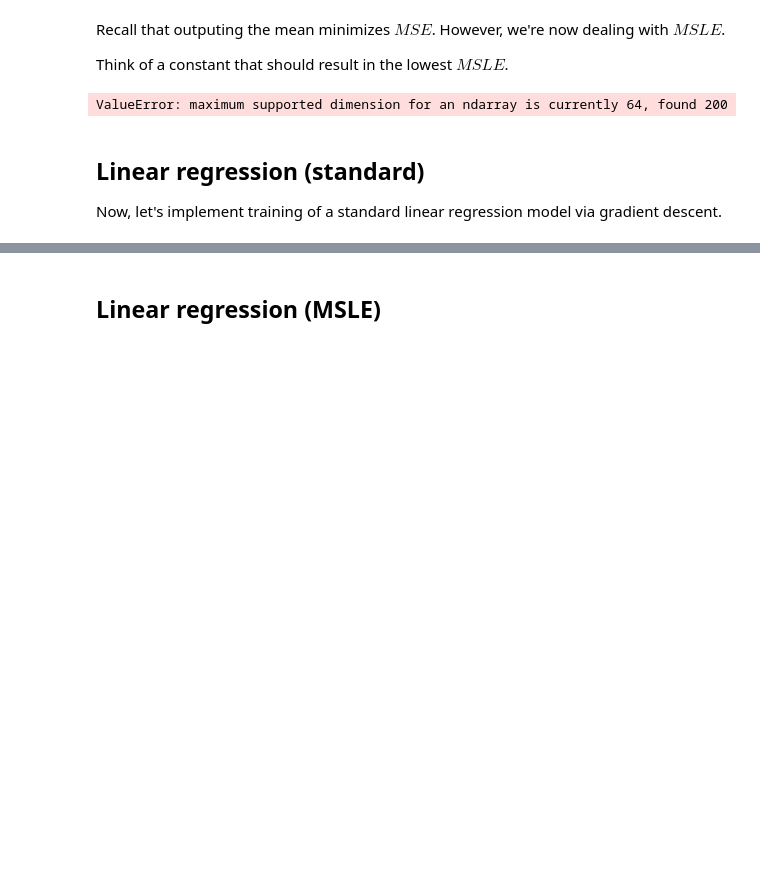
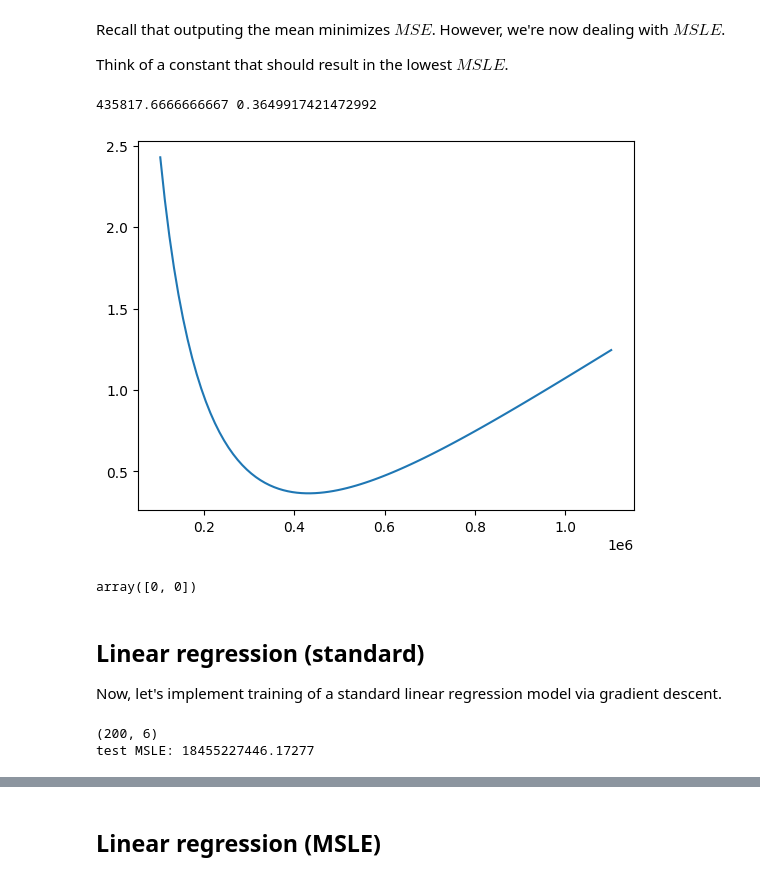
Before and after one commit to piotrbar250/DNN-MIMUW-2025, a Jupyter notebook: docs/DNN-Lab-1-MSLE-student-version.ipynb, the cells around one changed output, grey strips where cells are left out. Cells and saved outputs as stored; diff of their text form; code cells hidden in the pictures; blank space fills up the shorter version.

```diff
--- a/docs/DNN-Lab-1-MSLE-student-version.ipynb
+++ b/docs/DNN-Lab-1-MSLE-student-version.ipynb
@@ -197,39 +184,77 @@ Think of a constant that should result in the lowest $MSLE$.
 # %%
 #############################################
 # TODO: Find this constant and compute msle #
 #############################################
 
 #find c such that msle(y_train, c)
 #msle(y,c) = mse(f(y), f(c)) gdzie f(y) = log(1+y)
 #find d minimizing mse(f(y), d)
-#d=np.mean(f(y))
+#d=np.mean(f(y)) = np.mean(log(1+y))
 #f = f(c) = log(1+c)
+#log(1+c) = np.mean(log(1+y))
 #c = exp(d) -1
 
-#c = exp(np.mean(np.log(1+y)) - 1)
+#c = exp(np.mean(np.log(1+y))) - 1
 
 def example_plot():
   costs = np.linspace(np.min(y_train), np.max(y_train), 100)
   losses = []
   for c in costs:
-    losses.append(msle(y_train, np.zeros(y_train) + c))
+    losses.append(msle(y_train, np.zeros_like(y_train) + c))
 
   best_cost = costs[np.argmin(losses)]
   best_loss = np.min(losses)
 
   plt.plot(costs, losses)
   plt.plot([best_cost], best_loss)
 
   print(best_cost, best_loss)
   minimizer = np.exp(np.mean(np.log(1+y_train)))
 
 example_plot()
 # %% [output]
-ValueError: maximum supported dimension for an ndarray is currently 64, found 200
+435817.6666666667 0.3649917421472992
+[figure, added]
+# %%
+np.zeros_like(np.array([1,2]))
+# %% [output]
+array([0, 0])
 # %% [markdown]
 ## Linear regression (standard)
 
 Now, let's implement training of a standard linear regression model via gradient descent.
+# %%
+#my own
+def train(
+    x: NDArray, y: NDArray, alpha: float = 1e-7, n_iterations: int = 100000
+) -> tuple[NDArray, np.float64]:
+
+  print(x.shape)
+  # B is number of observations (batchsize)
+  # F is number of features
+  B, F = x.shape
+  weights = np.random.uniform(size=(F,), low=-1/np.sqrt(F), high=1/np.sqrt(F))
+  bias = float(np.mean(y))
+
+  for _ in range(n_iterations):
+    preds = x @ weights + bias
+    grad_preds = -(2/B) * (y - preds)
+    grad_bias = np.sum(grad_preds)
+    grad_weights = x.T @ grad_preds
+
+    weights -= alpha * grad_weights
+    bias -= alpha * grad_bias
+
+  return weights, bias
+
+
+weights, bias = train(x_train, y_train)
+# @ - matmul
+preds_test = x_test @ weights + bias # Multiply (B, F) @ (F, ) + (1,)
+print("test MSLE:", mse(y_test, preds_test))
+# %% [output]
+(200, 6)
+test MSLE: 18455227446.17277
 # %%
 def train(
     x: NDArray, y: NDArray, alpha: float = 1e-7, n_iterations: int = 100000
```
Also changed, not shown: parts of 3 cells of this notebook.
